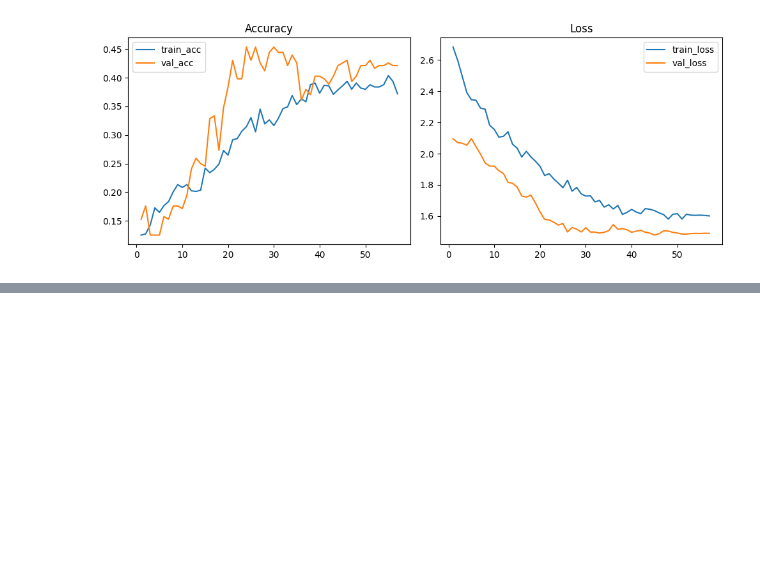
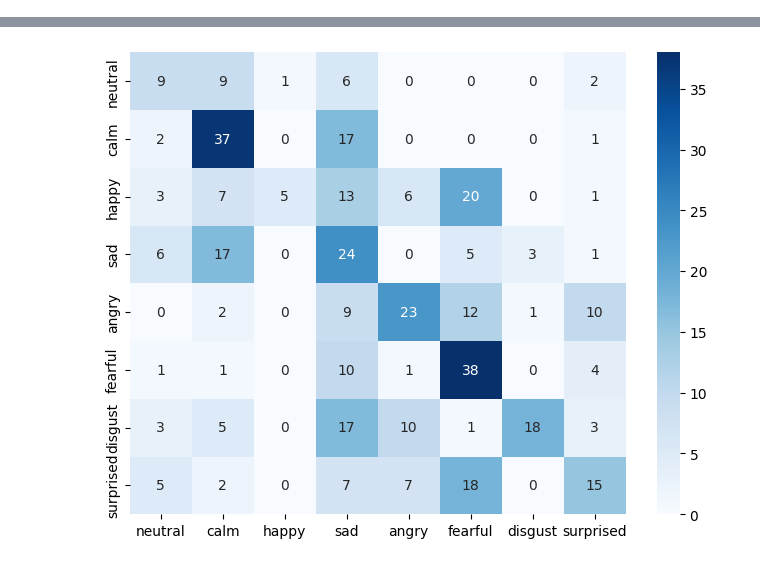
Before and after one commit to catsdisownedz/Emotion-Recognition, a Jupyter notebook: notebooks/evaluation.ipynb, the cells around one changed output, grey strips where cells are left out. Saved outputs shown, nothing was run; the diff lists cells and outputs as text; code cells hidden in the pictures; blank space fills up the shorter version.

```diff
--- a/notebooks/evaluation.ipynb
+++ b/notebooks/evaluation.ipynb
@@ -116,20 +86,11 @@ History path    : /Users/malakmaher/Documents/GitHub/Emotion-Recognition/noteboo
 # %%
-from src.data_loader import load_train_val_test
+# use detected latest run directory
+RUN_DIR = latest_run
 
-DATA_DIR = "/Users/malakmaher/Documents/GitHub/Emotion-Recognition/notebooks/data"
+model = load_model(os.path.join(RUN_DIR, "best_model.h5"))
 
-X_train, X_val, X_test, y_train, y_val, y_test,label_names = load_train_val_test(
-    data_dir=DATA_DIR,
-    test_size=0.15,
-    val_size=0.15,
-    random_state=42,
-    one_hot=True
+# pass DATA_DIR (no duplicate/path concatenation that can cause type errors)
+X_train, X_val, X_test, y_train, y_val, y_test, labels = load_train_val_test(
+    DATA_DIR
 )
-
-print("X_train:", X_train.shape)
-print("X_val:", X_val.shape)
-print("X_test:", X_test.shape)
-print("y_train:", y_train.shape)
-print("y_val:", y_val.shape)
-print("y_test:", y_test.shape)
 # %% [output]
@@ -147,11 +101,0 @@ y_test: (216, 8)
-# %%
-model = load_model(best_model_path)
-
-test_loss, test_acc = model.evaluate(X_test, y_test, verbose=1)
-print(f"Test loss: {test_loss:.4f}")
-print(f"Test accuracy: {test_acc:.4f}")
-
-# Save text output
-with open(os.path.join(RESULTS_DIR, "test_metrics.txt"), "w") as f:
-    f.write(f"Test loss: {test_loss}\n")
-    f.write(f"Test accuracy: {test_acc}\n")
@@ -204,25 +102,13 @@ weighted avg       0.43      0.43      0.40       216
-# %%
-with open(history_path, "r") as f:
-    history = json.load(f)
-
-epochs = range(1, len(history["loss"]) + 1)
-
-plt.figure(figsize=(10,4))
-
-plt.subplot(1,2,1)
-plt.plot(epochs, history["accuracy"], label="train_acc")
-plt.plot(epochs, history["val_accuracy"], label="val_acc")
-plt.legend()
-plt.title("Accuracy")
-
-plt.subplot(1,2,2)
-plt.plot(epochs, history["loss"], label="train_loss")
-plt.plot(epochs, history["val_loss"], label="val_loss")
-plt.legend()
-plt.title("Loss")
-
-plt.tight_layout()
-plt.savefig(os.path.join(RESULTS_DIR, "training_curves.png"), dpi=300)
-plt.show()
-# %% [output]
-[figure, removed]
+# %%
+y_true = np.argmax(y_test, axis=1)
+y_pred = np.argmax(model.predict(X_test), axis=1)
+
+cm = confusion_matrix(y_true, y_pred)
+
+plt.figure(figsize=(8,6))
+sns.heatmap(cm, annot=True, cmap="Blues",
+            xticklabels=labels,
+            yticklabels=labels)
+plt.savefig("results/confusion_matrix.png", dpi=300)
+plt.show()
+# %% [output]
@@ -228,0 +116 @@ plt.show()
+[figure, added]
```
Also changed, not shown: parts of 10 cells of this notebook, 23 other files.
